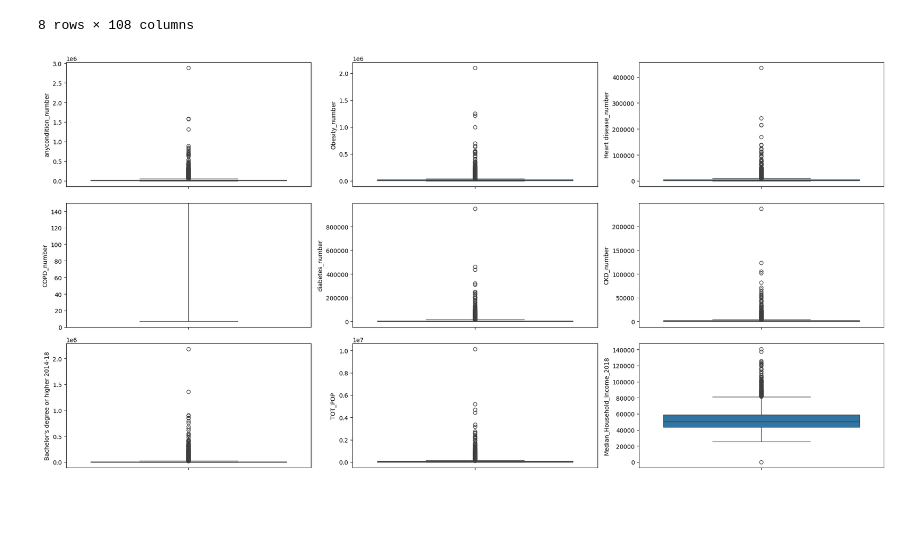
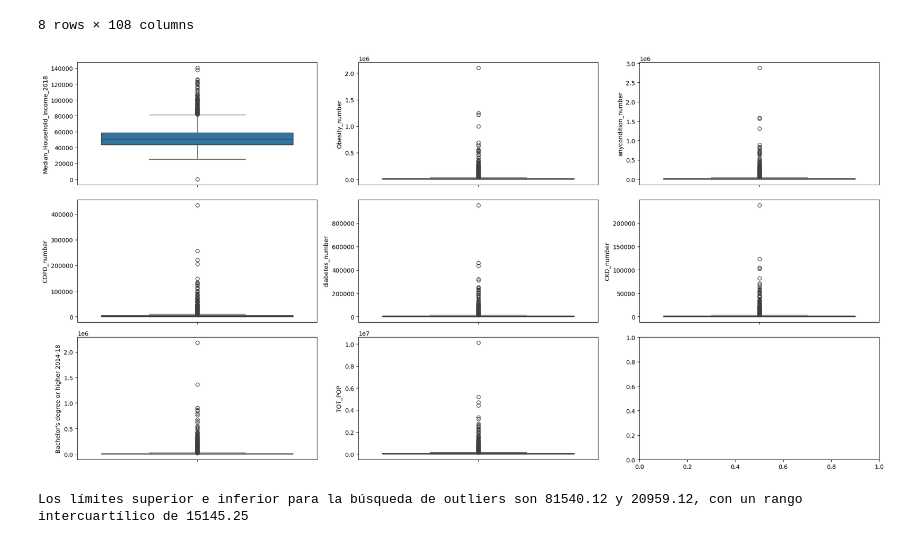
Before and after one commit to Piris14/machine-learning-python-template, a Jupyter notebook: src/explore4.ipynb, the cells around one changed output. Drawn from its saved outputs; the diff is of its cells as text; code cells hidden in the pictures; blank space fills up the shorter version.

```diff
--- a/src/explore4.ipynb
+++ b/src/explore4.ipynb
@@ -167,19 +167,29 @@ df.describe().round(2)
 # %%
 fig, axis = plt.subplots(3, 3, figsize = (20, 10))
 
-sns.boxplot(ax = axis[0, 0], data = df, y = "anycondition_number")
+sns.boxplot(ax = axis[0, 0], data = df, y = "Median_Household_Income_2018")
 sns.boxplot(ax = axis[0, 1], data = df, y = "Obesity_number")
-sns.boxplot(ax = axis[0, 2], data = df, y = "Heart disease_number")
+sns.boxplot(ax = axis[0, 2], data = df, y = "anycondition_number")
 sns.boxplot(ax = axis[1, 0], data = df, y = "COPD_number")
-axis[1, 0].set_ylim(0, 150)
 sns.boxplot(ax = axis[1, 1], data = df, y = "diabetes_number")
 sns.boxplot(ax = axis[1, 2], data = df, y = "CKD_number")
 sns.boxplot(ax = axis[2, 0], data = df, y = "Bachelor's degree or higher 2014-18")
 sns.boxplot(ax = axis[2, 1], data = df, y = "TOT_POP")
-sns.boxplot(ax = axis[2, 2], data = df, y = "Median_Household_Income_2018")
+
 
 plt.tight_layout()
 
 plt.show()
 # %% [output]
-[figure, old version]
+[figure, new version]
+# %%
+Q1 = df['Median_Household_Income_2018'].quantile(0.25)
+Q3 = df['Median_Household_Income_2018'].quantile(0.75)
+IQR = Q3 - Q1
+
+lower_limit = Q1 - 1.5 * IQR
+upper_limit = Q3 + 1.5 * IQR
+
+print(f"Los límites superior e inferior para la búsqueda de outliers son {round(upper_limit, 2)} y {round(lower_limit, 2)}, con un rango intercuartílico de {round(IQR, 2)}")
+# %% [output]
+Los límites superior e inferior para la búsqueda de outliers son 81540.12 y 20959.12, con un rango intercuartílico de 15145.25
```
Also changed, not shown: parts of 39 cells of this notebook, 2 other files.
